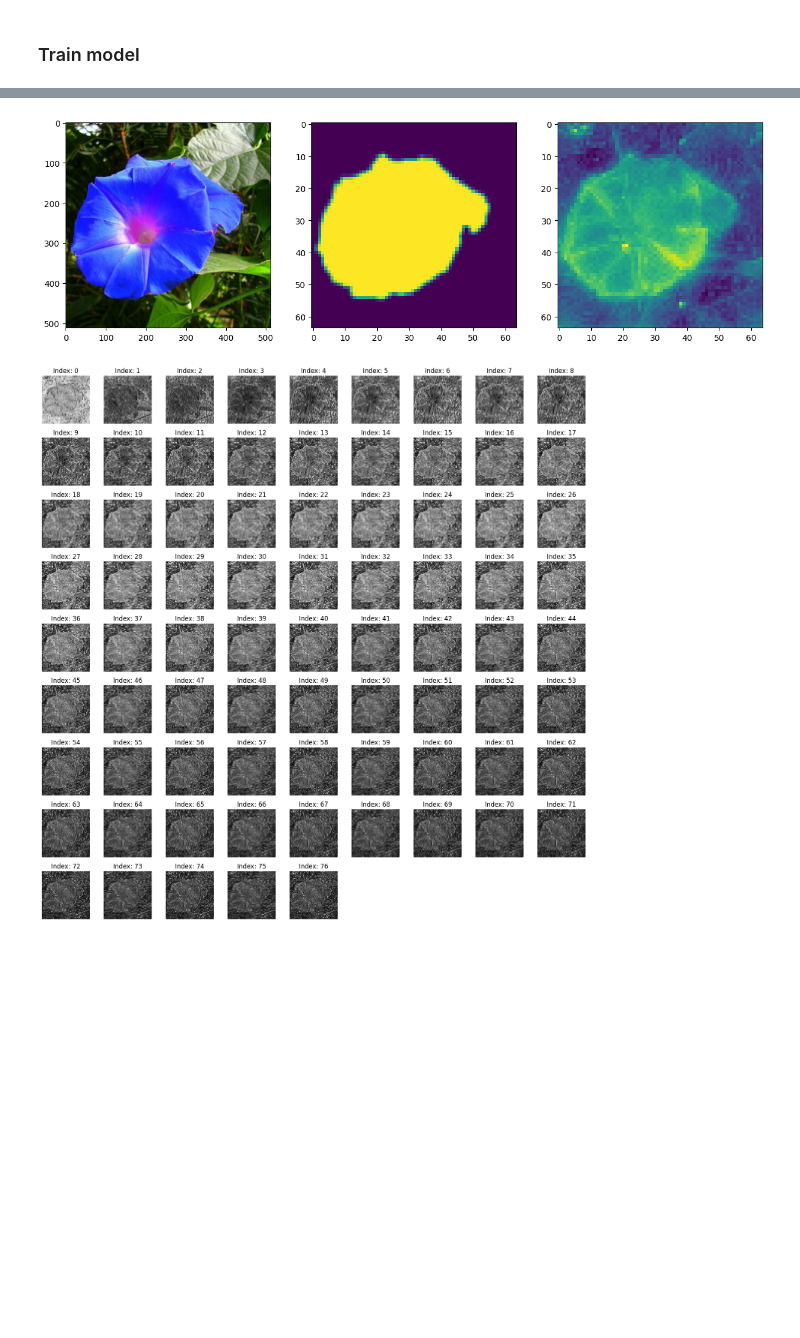
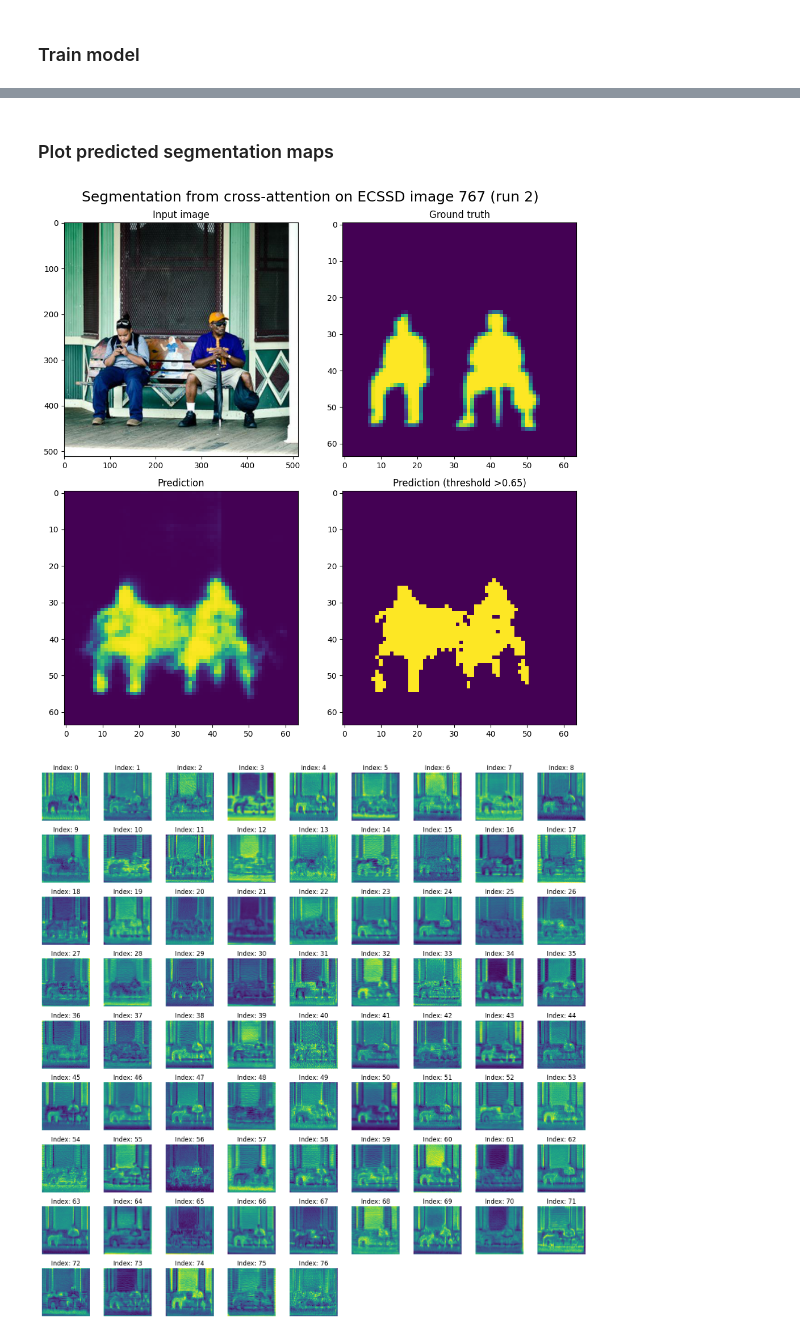
Before and after one commit to chrisoffner/dl23_course_project, a Jupyter notebook: notebooks/cross_attn_experiment_1.ipynb, the cells around one changed output, grey strips where cells are left out. Cells and saved outputs as stored; diff of their text form; code cells hidden in the pictures; blank space fills up the shorter version.

Commit message:
Cross-attention experiment

```diff
--- a/notebooks/cross_attn_experiment_1.ipynb
+++ b/notebooks/cross_attn_experiment_1.ipynb
@@ -57,13 +58,17 @@ data_loader = DataLoader(dataset, batch_size=1, shuffle=True)
 ### Train model
 # %%
 model = LinearProbe(n_timesteps=len(dataset.timesteps)).to(DEVICE)
-optimizer = torch.optim.Adam(model.parameters(), lr=1e-3)
-criterion = torch.nn.CrossEntropyLoss()
+optimizer = torch.optim.Adam(model.parameters(), lr=1e-2)
+criterion = torch.nn.BCELoss()
 # %%
-for epoch in range(10):
+n_epochs = 50
+
+epoch_losses = []
+for epoch in range(n_epochs):
+    epoch_loss = 0
     with tqdm(data_loader, desc=f"Epoch {epoch}") as tepoch:
         for cross_attn_8, cross_attn_16, cross_attn_32, cross_attn_64, gt in tepoch:
-            cross_attn_8 = cross_attn_8.squeeze().to(DEVICE)
+            cross_attn_8  = cross_attn_8.squeeze().to(DEVICE)
             cross_attn_16 = cross_attn_16.squeeze().to(DEVICE)
             cross_attn_32 = cross_attn_32.squeeze().to(DEVICE)
             cross_attn_64 = cross_attn_64.squeeze().to(DEVICE)
@@ -74,10 +79,16 @@ for epoch in range(10):
             # Forward pass
             output = model(cross_attn_8, cross_attn_16, cross_attn_32, cross_attn_64).unsqueeze(0)
             loss = criterion(output, gt)
+            epoch_loss += loss.item() / len(data_loader)
 
             # Backward pass
             loss.backward()
             optimizer.step()
 
             # Update the progress bar description
-            tepoch.set_description(f"Epoch {epoch} Loss: {loss.item():.4f}")
+            tepoch.set_description(f"Epoch {epoch} Loss: {epoch_loss:.4f}\t")
+
+        epoch_losses.append(epoch_loss)
+
+# Show best loss
+f"Best epoch: {torch.tensor(epoch_losses).argmin().item()} with loss {min(epoch_losses)}"
@@ -86,19 +147,48 @@ for epoch in range(10):
+# %% [markdown]
+### Plot predicted segmentation maps
 # %%
-fig, axs = plt.subplots(1, 3, figsize=(15, 5))
-idx = 323
+# Pick a random image from the dataset. Modify the index to see other images.
+idx = 767 # random.randint(0, len(dataset))
 
+# Load the image and ground truth mask
 img = load_image_as_tensor(gt_paths[idx].parent.parent / "img" / (gt_paths[idx].stem + ".jpg"))
 gt = load_image_as_tensor(gt_paths[idx], True)
 
+# Get model output
 with torch.no_grad():
     cross_attn_8, cross_attn_16, cross_attn_32, cross_attn_64, _ = dataset[idx]
-    output = model(cross_attn_8, cross_attn_16, cross_attn_32, cross_attn_64).squeeze().detach().cpu().numpy()
+    output = model(
+        cross_attn_8,
+        cross_attn_16,
+        cross_attn_32,
+        cross_attn_64
+        ).squeeze().detach().cpu().numpy()
 
+
+# Plot the input image, ground truth, and prediction
+fig, axs = plt.subplots(2, 2, figsize=(10, 10))
+axs = axs.flatten()
 axs[0].imshow(img.permute(1, 2, 0))
+axs[0].set_title("Input image")
+
 axs[1].imshow(gt)
+axs[1].set_title("Ground truth")
+
 axs[2].imshow(output)
+axs[2].set_title("Prediction")
 
-plot_masks_grid(cross_attn_64[0])
+threshold = 0.65
+axs[3].imshow(output > threshold)
+axs[3].set_title(f"Prediction (threshold >{threshold})")
+
+fig.suptitle(f"Segmentation from cross-attention on ECSSD image {idx} (run {run})", fontsize=18)
+fig.tight_layout()
+
+# Save the figure
+plt.savefig(f"../plots/ECSSD_{idx}_pre_run{run}.png")
+
+# Plot the cross-attention maps for the image
+plot_masks_grid(cross_attn_64[9])
 # %% [output]
-[figure, old version]
+[figure, new version]
-[figure, old version]
+[figure, new version]
```
Also changed, not shown: parts of 17 cells of this notebook, 2 other files.
